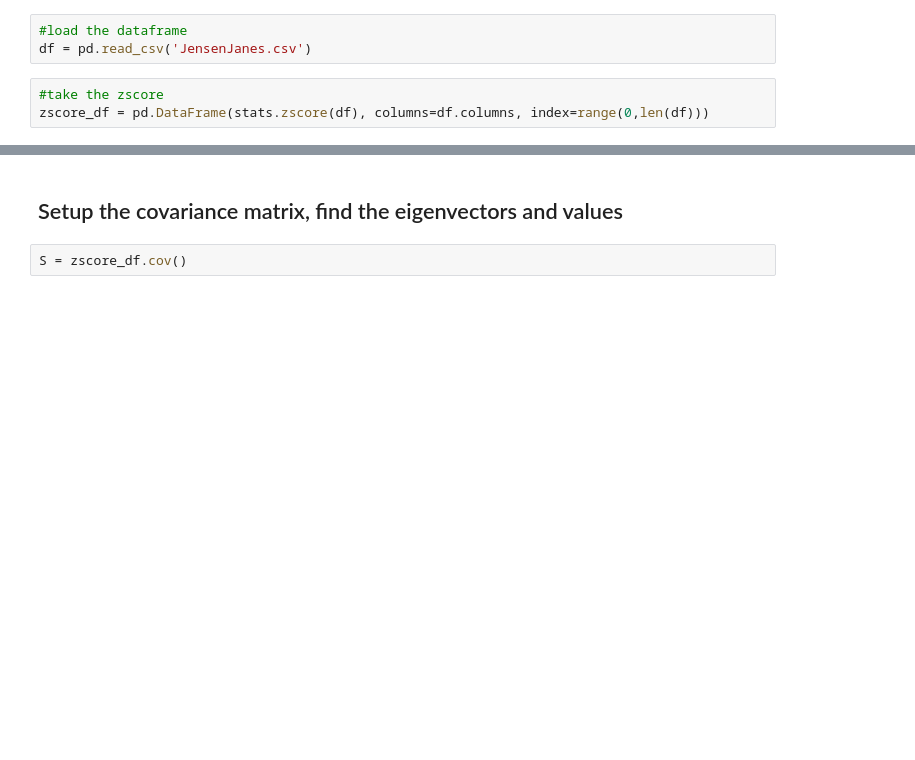
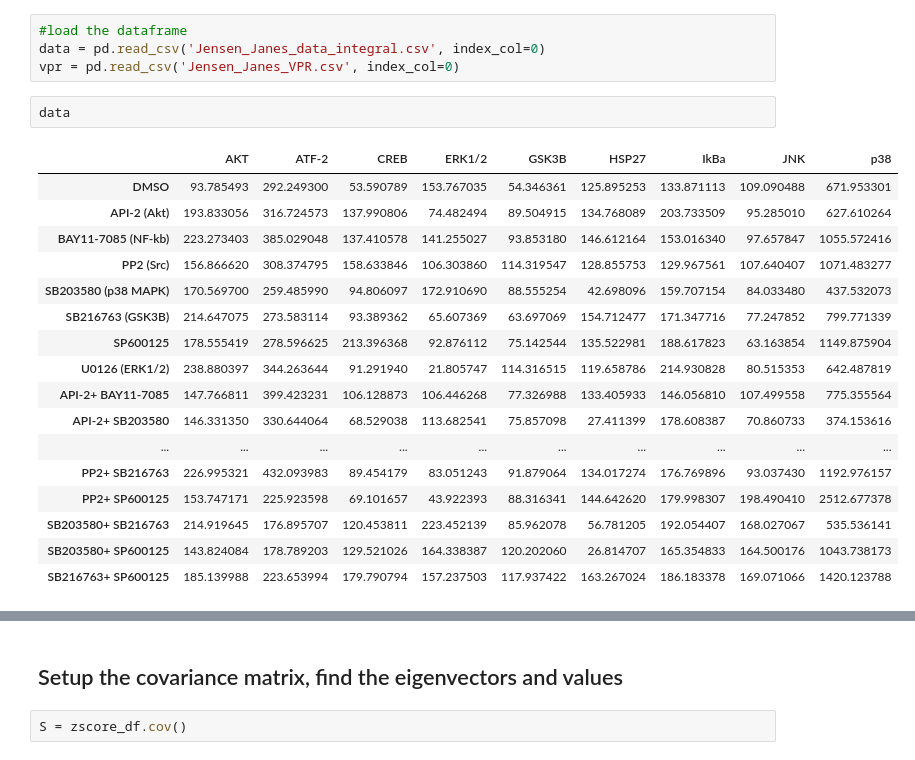
Before and after one commit to knaegle/MDS_JensenJanes, a Jupyter notebook: Jensen_Janes.ipynb, the cells around one changed output, grey strips where cells are left out. Saved outputs shown, nothing was run; the diff lists cells and outputs as text; blank space fills up the shorter version.

Commit message:
have the labels and the working data for Jense and Janes

```diff
--- a/Jensen_Janes.ipynb
+++ b/Jensen_Janes.ipynb
@@ -6,6 +16,24 @@ import scipy.stats as stats
 # %%
 #load the dataframe
-df = pd.read_csv('JensenJanes.csv')
+data = pd.read_csv('Jensen_Janes_data_integral.csv', index_col=0)
+vpr = pd.read_csv('Jensen_Janes_VPR.csv', index_col=0)
-# %%
-#take the zscore
-zscore_df = pd.DataFrame(stats.zscore(df), columns=df.columns, index=range(0,len(df)))
+# %%
+data
+# %% [output]
+|  | AKT | ATF-2 | CREB | ERK1/2 | GSK3B | HSP27 | IkBa | JNK | p38 |
+| DMSO | 93.785493 | 292.249300 | 53.590789 | 153.767035 | 54.346361 | 125.895253 | 133.871113 | 109.090488 | 671.953301 |
+| API-2 (Akt) | 193.833056 | 316.724573 | 137.990806 | 74.482494 | 89.504915 | 134.768089 | 203.733509 | 95.285010 | 627.610264 |
+| BAY11-7085 (NF-kb) | 223.273403 | 385.029048 | 137.410578 | 141.255027 | 93.853180 | 146.612164 | 153.016340 | 97.657847 | 1055.572416 |
+| PP2 (Src) | 156.866620 | 308.374795 | 158.633846 | 106.303860 | 114.319547 | 128.855753 | 129.967561 | 107.640407 | 1071.483277 |
+| SB203580 (p38 MAPK) | 170.569700 | 259.485990 | 94.806097 | 172.910690 | 88.555254 | 42.698096 | 159.707154 | 84.033480 | 437.532073 |
+| SB216763 (GSK3B) | 214.647075 | 273.583114 | 93.389362 | 65.607369 | 63.697069 | 154.712477 | 171.347716 | 77.247852 | 799.771339 |
+| SP600125 | 178.555419 | 278.596625 | 213.396368 | 92.876112 | 75.142544 | 135.522981 | 188.617823 | 63.163854 | 1149.875904 |
+| U0126 (ERK1/2) | 238.880397 | 344.263644 | 91.291940 | 21.805747 | 114.316515 | 119.658786 | 214.930828 | 80.515353 | 642.487819 |
+| API-2+ BAY11-7085 | 147.766811 | 399.423231 | 106.128873 | 106.446268 | 77.326988 | 133.405933 | 146.056810 | 107.499558 | 775.355564 |
+| API-2+ SB203580 | 146.331350 | 330.644064 | 68.529038 | 113.682541 | 75.857098 | 27.411399 | 178.608387 | 70.860733 | 374.153616 |
+| ... | ... | ... | ... | ... | ... | ... | ... | ... | ... |
+| PP2+ SB216763 | 226.995321 | 432.093983 | 89.454179 | 83.051243 | 91.879064 | 134.017274 | 176.769896 | 93.037430 | 1192.976157 |
+| PP2+ SP600125 | 153.747171 | 225.923598 | 69.101657 | 43.922393 | 88.316341 | 144.642620 | 179.998307 | 198.490410 | 2512.677378 |
+| SB203580+ SB216763 | 214.919645 | 176.895707 | 120.453811 | 223.452139 | 85.962078 | 56.781205 | 192.054407 | 168.027067 | 535.536141 |
+| SB203580+ SP600125 | 143.824084 | 178.789203 | 129.521026 | 164.338387 | 120.202060 | 26.814707 | 165.354833 | 164.500176 | 1043.738173 |
+| SB216763+ SP600125 | 185.139988 | 223.653994 | 179.790794 | 157.237503 | 117.937422 | 163.267024 | 186.183378 | 169.071066 | 1420.123788 |
```
Also changed, not shown: parts of 4 cells of this notebook, 4 other files.
